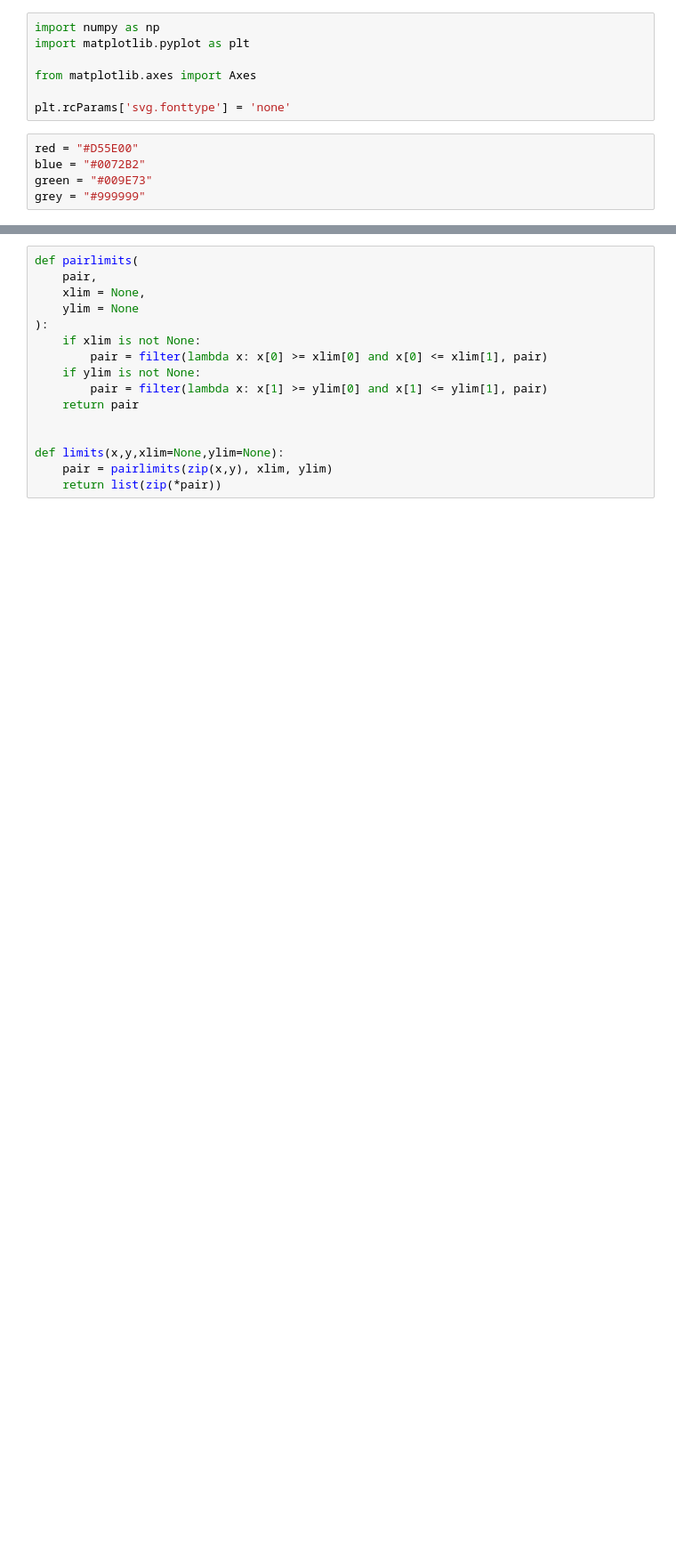
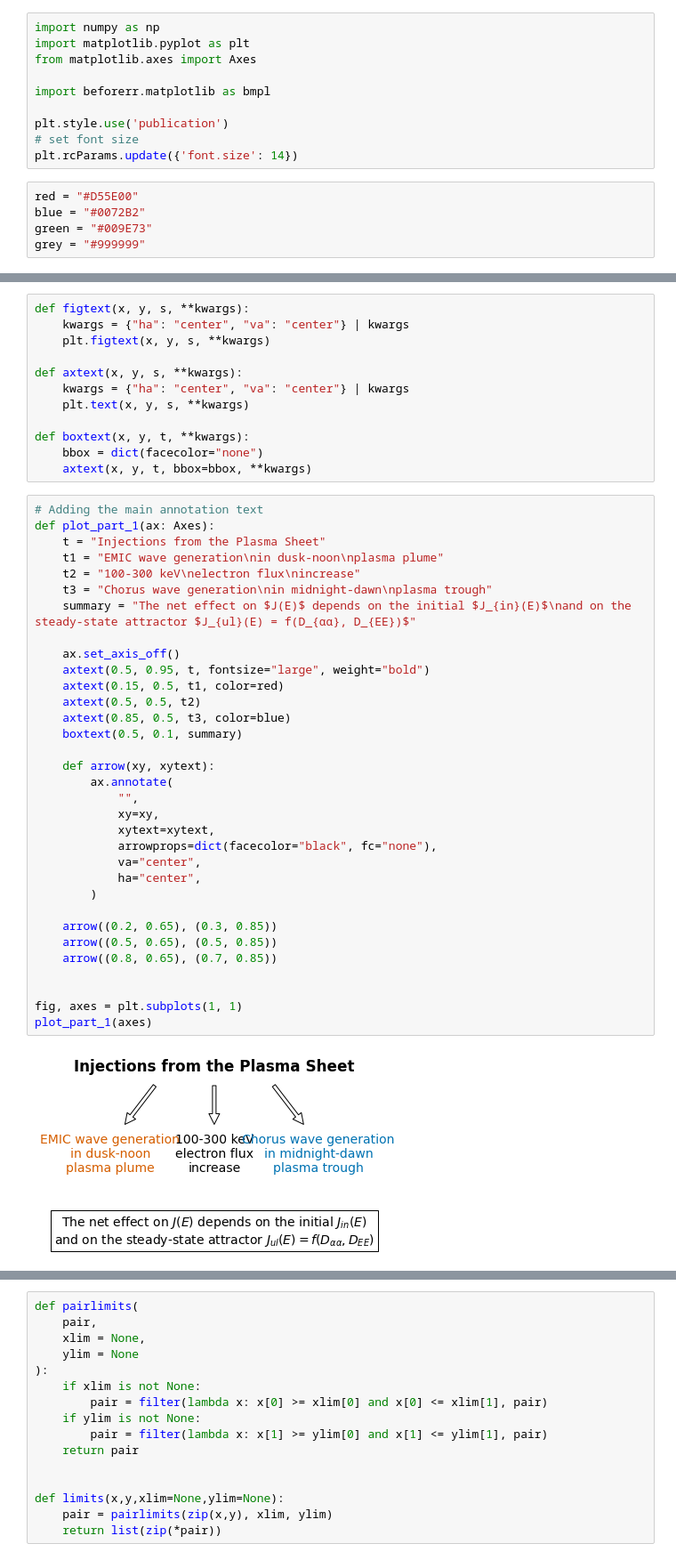
Before and after one commit to Beforerr/EMIC_multi-satellites_study, a Jupyter notebook: nbs/100_plot.ipynb, the cells around one changed output, grey strips where cells are left out. Shown: that part at 89% size. Drawn from its saved outputs; the diff is of its cells as text; blank space fills up the shorter version.

```diff
--- a/nbs/100_plot.ipynb
+++ b/nbs/100_plot.ipynb
@@ -3,10 +3,13 @@
 # %%
 import numpy as np
 import matplotlib.pyplot as plt
-
 from matplotlib.axes import Axes
 
-plt.rcParams['svg.fonttype'] = 'none'
+import beforerr.matplotlib as bmpl
+
+plt.style.use('publication')
+# set font size
+plt.rcParams.update({'font.size': 14})
 # %%
 red = "#D55E00"
 blue = "#0072B2"
@@ -28,3 +18,50 @@ f1text = "Steep initial gradient:\nchorus-driven electron\nacceleration prevails
+# %%
+def figtext(x, y, s, **kwargs):
+    kwargs = {"ha": "center", "va": "center"} | kwargs
+    plt.figtext(x, y, s, **kwargs)
+
+def axtext(x, y, s, **kwargs):
+    kwargs = {"ha": "center", "va": "center"} | kwargs
+    plt.text(x, y, s, **kwargs)
+
+def boxtext(x, y, t, **kwargs):
+    bbox = dict(facecolor="none")
+    axtext(x, y, t, bbox=bbox, **kwargs)
+# %%
+# Adding the main annotation text
+def plot_part_1(ax: Axes):
+    t = "Injections from the Plasma Sheet"
+    t1 = "EMIC wave generation\nin dusk-noon\nplasma plume"
+    t2 = "100-300 keV\nelectron flux\nincrease"
+    t3 = "Chorus wave generation\nin midnight-dawn\nplasma trough"
+    summary = "The net effect on $J(E)$ depends on the initial $J_{in}(E)$\nand on the steady-state attractor $J_{ul}(E) = f(D_{αα}, D_{EE})$"
+
+    ax.set_axis_off()
+    axtext(0.5, 0.95, t, fontsize="large", weight="bold")
+    axtext(0.15, 0.5, t1, color=red)
+    axtext(0.5, 0.5, t2)
+    axtext(0.85, 0.5, t3, color=blue)
+    boxtext(0.5, 0.1, summary)
+
+    def arrow(xy, xytext):
+        ax.annotate(
+            "",
+            xy=xy,
+            xytext=xytext,
+            arrowprops=dict(facecolor="black", fc="none"),
+            va="center",
+            ha="center",
+        )
+
+    arrow((0.2, 0.65), (0.3, 0.85))
+    arrow((0.5, 0.65), (0.5, 0.85))
+    arrow((0.8, 0.65), (0.7, 0.85))
+
+
+fig, axes = plt.subplots(1, 1)
+plot_part_1(axes)
+# %% [output]
+[figure, added]
 # %%
 xlabel = "Energy"
 ylabel = r"$\frac{J(E)}{J(E_0)}$"
```
Also changed, not shown: parts of 7 cells of this notebook, 2 other files.
